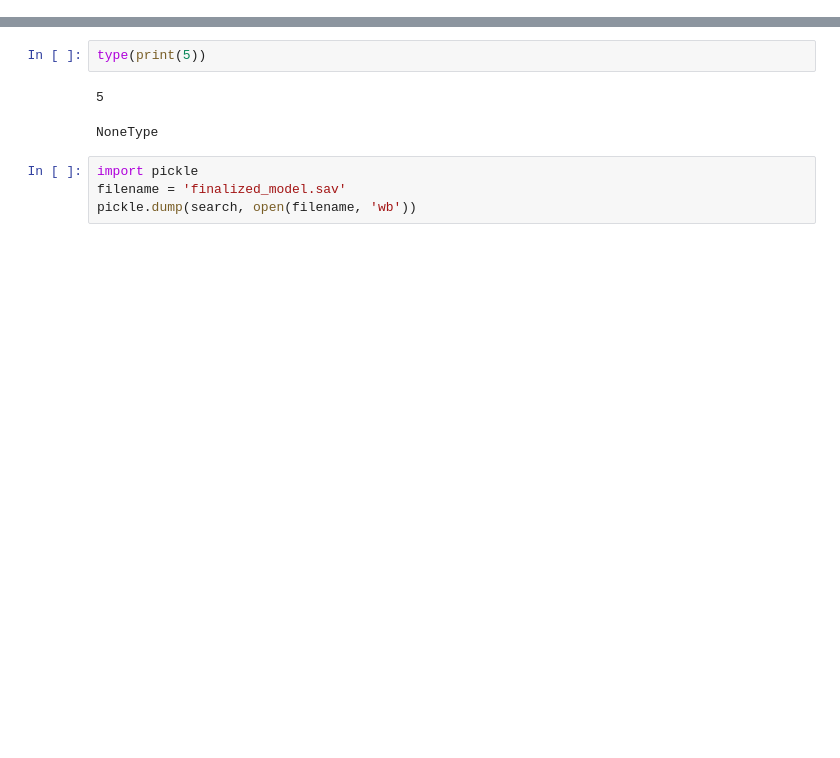
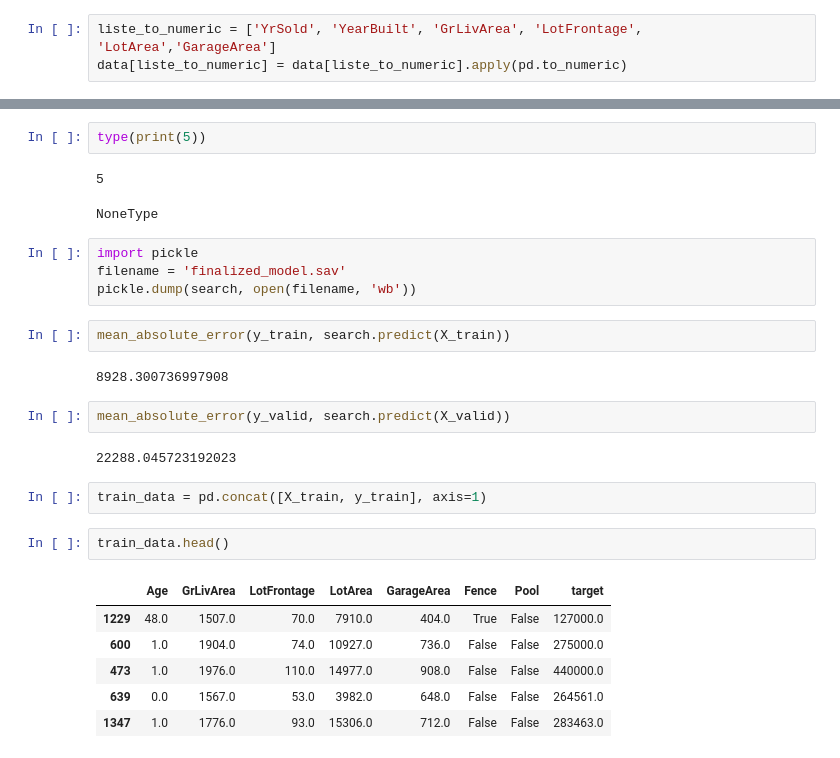
Before and after one commit to ATelders/Projet_E2_P1, a Jupyter notebook: model.ipynb, the cells around one changed output, grey strips where cells are left out. Cells and saved outputs as stored; diff of their text form; blank space fills up the shorter version.

```diff
--- a/model.ipynb
+++ b/model.ipynb
@@ -15,6 +15,9 @@ housing = fetch_openml(name="house_prices", as_frame=True)  # noqa
 # %%
 data = pd.DataFrame(data= np.c_[housing['data'], housing['target']],
                      columns= housing['feature_names'] + ['target'])
+# %%
+liste_to_numeric = ['YrSold', 'YearBuilt', 'GrLivArea', 'LotFrontage', 'LotArea','GarageArea']
+data[liste_to_numeric] = data[liste_to_numeric].apply(pd.to_numeric)
 # %% [markdown]
 Data cleaning
 # %%
@@ -120,3 +123,22 @@ NoneType
 import pickle
 filename = 'finalized_model.sav'
 pickle.dump(search, open(filename, 'wb'))
+# %%
+mean_absolute_error(y_train, search.predict(X_train))
+# %% [output]
+8928.300736997908
+# %%
+mean_absolute_error(y_valid, search.predict(X_valid))
+# %% [output]
+22288.045723192023
+# %%
+train_data = pd.concat([X_train, y_train], axis=1)
+# %%
+train_data.head()
+# %% [output]
+|  | Age | GrLivArea | LotFrontage | LotArea | GarageArea | Fence | Pool | target |
+| 1229 | 48.0 | 1507.0 | 70.0 | 7910.0 | 404.0 | True | False | 127000.0 |
+| 600 | 1.0 | 1904.0 | 74.0 | 10927.0 | 736.0 | False | False | 275000.0 |
+| 473 | 1.0 | 1976.0 | 110.0 | 14977.0 | 908.0 | False | False | 440000.0 |
+| 639 | 0.0 | 1567.0 | 53.0 | 3982.0 | 648.0 | False | False | 264561.0 |
+| 1347 | 1.0 | 1776.0 | 93.0 | 15306.0 | 712.0 | False | False | 283463.0 |
```
Also changed, not shown: parts of 6 cells of this notebook, 5 other files.
